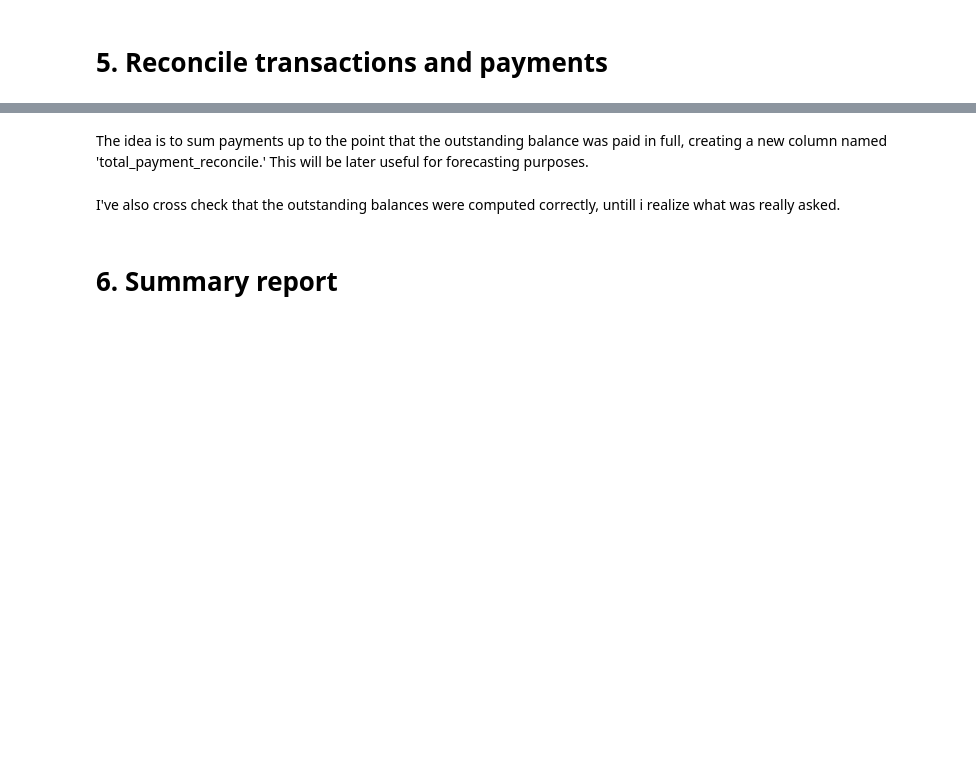
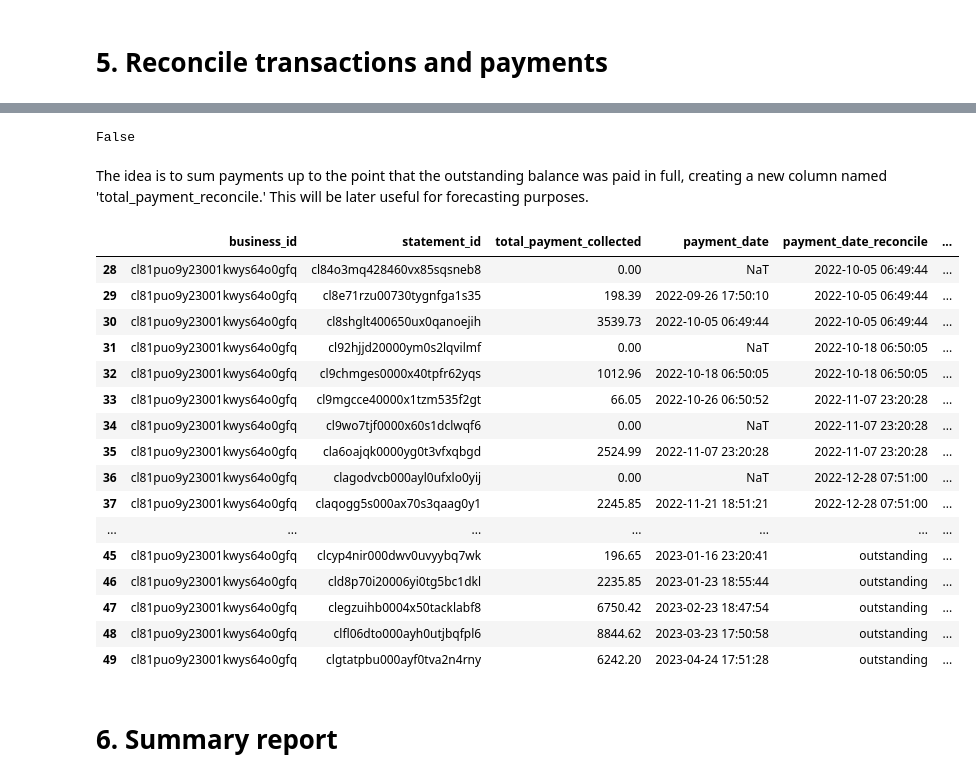
Before and after one commit to mruedar9/k-business-analyst-project, a Jupyter notebook: part1.ipynb, the cells around one changed output, grey strips where cells are left out. Saved outputs shown, nothing was run; the diff lists cells and outputs as text; code cells hidden in the pictures; blank space fills up the shorter version.

Commit message:
First part done

```diff
--- a/part1.ipynb
+++ b/part1.ipynb
@@ -181,3 +244,23 @@ statements_formatted_df['missed_payments'] = statements_formatted_df['days_past_
+# %%
+# Compute each statement balance
+statements_formatted_df["statement_balance"] = (
+    statements_formatted_df["domestic_amount"]
+    + statements_formatted_df["international_amount"]
+    + statements_formatted_df["fee_amount"]
+    - statements_formatted_df["total_refunds"]
+    - statements_formatted_df["total_payment_collected"]
+)
+# Add to the first element the last term outstanding balance
+first_previous_outstanding_balance(statements_formatted_df, "statement_balance")
+# Reconcile the outstanding balance by doing the comulative sum over the groups
+statements_formatted_df["outstanding_balance_recon"]=statements_formatted_df.groupby('business_id')["statement_balance"].cumsum()
+statements_formatted_df["outstanding_balance_recon"]=statements_formatted_df["outstanding_balance_recon"].round(2)
+statements_formatted_df["outstanding_balance_error"]=(round(statements_formatted_df["outstanding_balance_recon"],2)!=round(statements_formatted_df["outstanding_balance"],2))
+# %%
+# Test cell
+all(statements_formatted_df["outstanding_balance_error"])
+# %% [output]
+False
 # %% [markdown]
 The idea is to sum payments up to the point that the outstanding balance was paid in full, creating a new column named 'total_payment_reconcile.' This will be later useful for forecasting purposes.
 # %%
@@ -209,22 +295,27 @@ def reconcile_total_payments(statements_formatted_df: pd.DataFrame, out_column:
                 last_day = date
 
 reconcile_total_payments(statements_formatted_df, "total_payment_reconcile")
-# %% [markdown]
-I've also cross check that the outstanding balances were computed correctly, untill i realize what was really asked.
-# %%
-# Compute each statement balance
-statements_formatted_df["statement_balance"] = (
-    statements_formatted_df["domestic_amount"]
-    + statements_formatted_df["international_amount"]
-    + statements_formatted_df["fee_amount"]
-    - statements_formatted_df["total_refunds"]
-    - statements_formatted_df["total_payment_collected"]
-)
-# Add to the first element the last term outstanding balance
-first_previous_outstanding_balance(statements_formatted_df, "statement_balance")
-# Reconcile the outstanding balance by doing the comulative sum over the groups
-statements_formatted_df["outstanding_balance_recon"]=statements_formatted_df.groupby('business_id')["statement_balance"].cumsum()
-statements_formatted_df["outstanding_balance_recon"]=statements_formatted_df["outstanding_balance_recon"].round(2)
-statements_formatted_df["outstanding_balance_error"]=(statements_formatted_df["outstanding_balance_recon"]!=statements_formatted_df["outstanding_balance"])
+# %%
+# Test cell
+columns=['business_id','statement_id','total_payment_collected','payment_date','payment_date_reconcile','total_payment_reconcile']
+statements_formatted_df.loc[statements_formatted_df['business_id']=='cl81puo9y23001kwys64o0gfq',columns]
+# %% [output]
+|  | business_id | statement_id | total_payment_collected | payment_date | payment_date_reconcile | ... |
+| 28 | cl81puo9y23001kwys64o0gfq | cl84o3mq428460vx85sqsneb8 | 0.00 | NaT | 2022-10-05 06:49:44 | ... |
+| 29 | cl81puo9y23001kwys64o0gfq | cl8e71rzu00730tygnfga1s35 | 198.39 | 2022-09-26 17:50:10 | 2022-10-05 06:49:44 | ... |
+| 30 | cl81puo9y23001kwys64o0gfq | cl8shglt400650ux0qanoejih | 3539.73 | 2022-10-05 06:49:44 | 2022-10-05 06:49:44 | ... |
+| 31 | cl81puo9y23001kwys64o0gfq | cl92hjjd20000ym0s2lqvilmf | 0.00 | NaT | 2022-10-18 06:50:05 | ... |
+| 32 | cl81puo9y23001kwys64o0gfq | cl9chmges0000x40tpfr62yqs | 1012.96 | 2022-10-18 06:50:05 | 2022-10-18 06:50:05 | ... |
+| 33 | cl81puo9y23001kwys64o0gfq | cl9mgcce40000x1tzm535f2gt | 66.05 | 2022-10-26 06:50:52 | 2022-11-07 23:20:28 | ... |
+| 34 | cl81puo9y23001kwys64o0gfq | cl9wo7tjf0000x60s1dclwqf6 | 0.00 | NaT | 2022-11-07 23:20:28 | ... |
+| 35 | cl81puo9y23001kwys64o0gfq | cla6oajqk0000yg0t3vfxqbgd | 2524.99 | 2022-11-07 23:20:28 | 2022-11-07 23:20:28 | ... |
+| 36 | cl81puo9y23001kwys64o0gfq | clagodvcb000ayl0ufxlo0yij | 0.00 | NaT | 2022-12-28 07:51:00 | ... |
+| 37 | cl81puo9y23001kwys64o0gfq | claqogg5s000ax70s3qaag0y1 | 2245.85 | 2022-11-21 18:51:21 | 2022-12-28 07:51:00 | ... |
+| ... | ... | ... | ... | ... | ... | ... |
+| 45 | cl81puo9y23001kwys64o0gfq | clcyp4nir000dwv0uvyybq7wk | 196.65 | 2023-01-16 23:20:41 | outstanding | ... |
+| 46 | cl81puo9y23001kwys64o0gfq | cld8p70i20006yi0tg5bc1dkl | 2235.85 | 2023-01-23 18:55:44 | outstanding | ... |
+| 47 | cl81puo9y23001kwys64o0gfq | clegzuihb0004x50tacklabf8 | 6750.42 | 2023-02-23 18:47:54 | outstanding | ... |
+| 48 | cl81puo9y23001kwys64o0gfq | clfl06dto000ayh0utjbqfpl6 | 8844.62 | 2023-03-23 17:50:58 | outstanding | ... |
+| 49 | cl81puo9y23001kwys64o0gfq | clgtatpbu000ayf0tva2n4rny | 6242.20 | 2023-04-24 17:51:28 | outstanding | ... |
 # %% [markdown]
 # 6. Summary report
```
Also changed, not shown: parts of 11 cells of this notebook, 5 other files.
